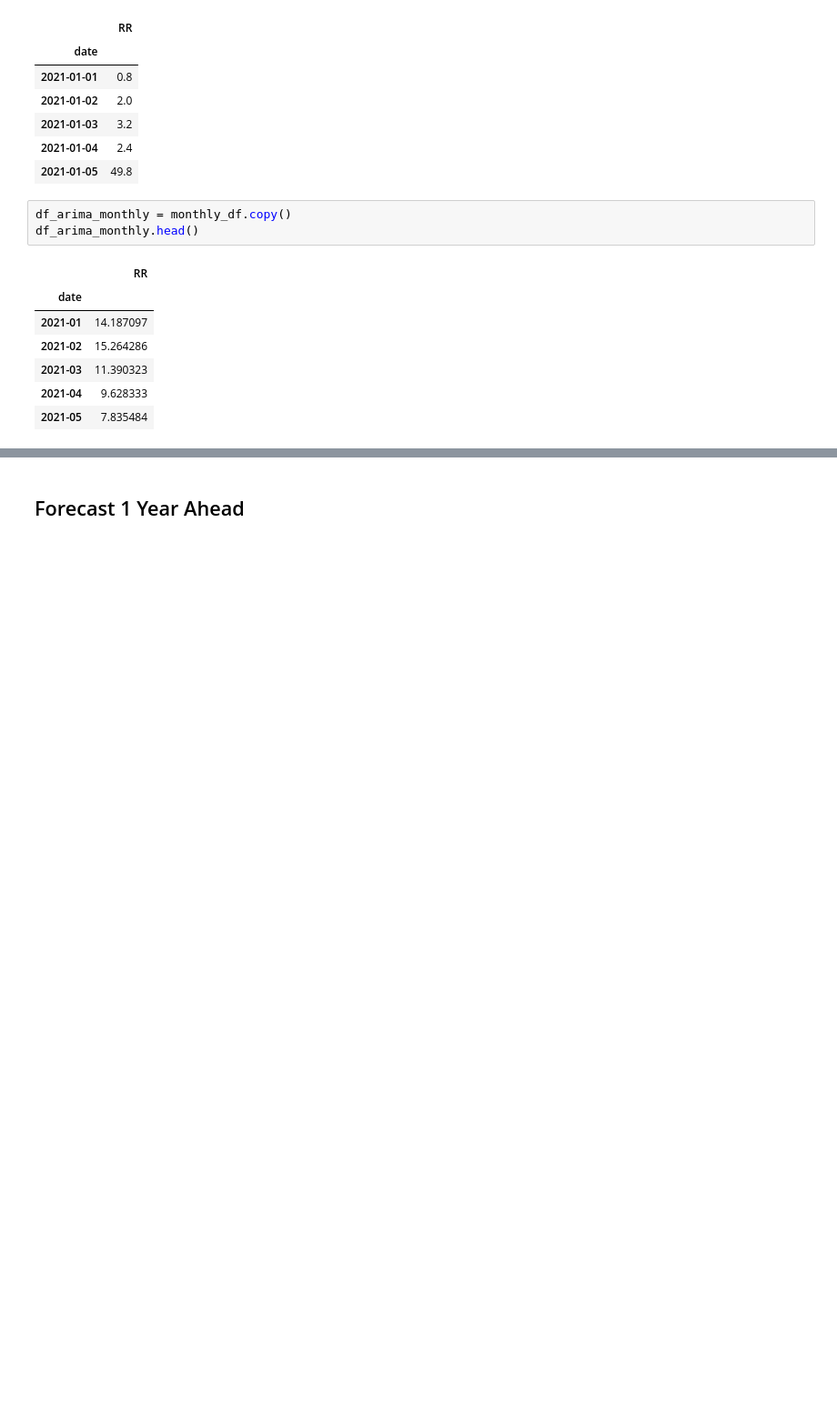
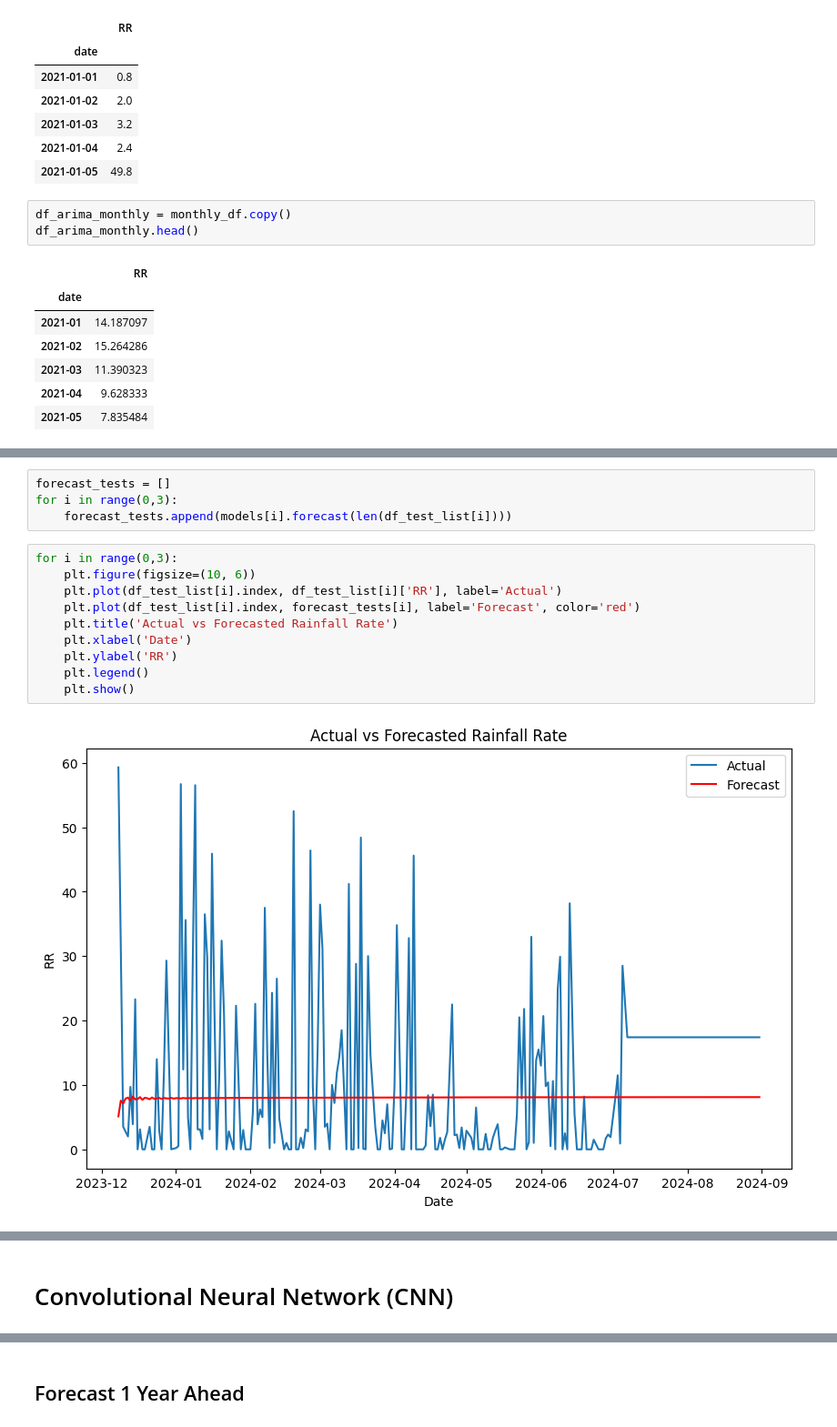
Before and after one commit to Ergiaa/A3_TheLongestNamePossibleToUse, a Jupyter notebook: deep_learning.ipynb, the cells around one changed output, grey strips where cells are left out. Shown at 91% size. Saved outputs shown, nothing was run; the diff lists cells and outputs as text; blank space fills up the shorter version.

```diff
--- a/deep_learning.ipynb
+++ b/deep_learning.ipynb
@@ -523,0 +514,16 @@ Hybrid Model - MSE: 155.0181, MAE: 9.8633, MAPE: inf, R²: -0.0254
+# %%
+forecast_tests = []
+for i in range(0,3):
+    forecast_tests.append(models[i].forecast(len(df_test_list[i])))
+# %%
+for i in range(0,3):
+    plt.figure(figsize=(10, 6))
+    plt.plot(df_test_list[i].index, df_test_list[i]['RR'], label='Actual')
+    plt.plot(df_test_list[i].index, forecast_tests[i], label='Forecast', color='red')
+    plt.title('Actual vs Forecasted Rainfall Rate')
+    plt.xlabel('Date')
+    plt.ylabel('RR')
+    plt.legend()
+    plt.show()
+# %% [output]
+[figure, added]
@@ -523,0 +532,2 @@ Hybrid Model - MSE: 155.0181, MAE: 9.8633, MAPE: inf, R²: -0.0254
+# %% [markdown]
+# Convolutional Neural Network (CNN)
```
Also changed, not shown: parts of 53 cells of this notebook, 1 other file.
